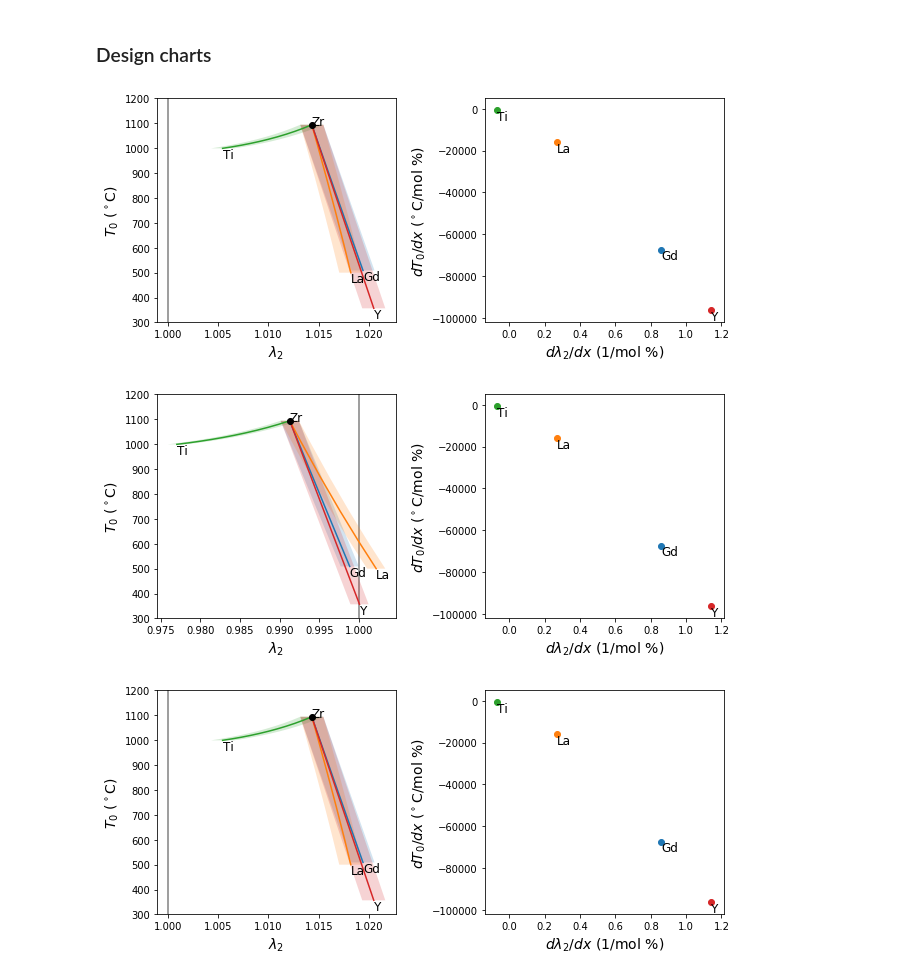
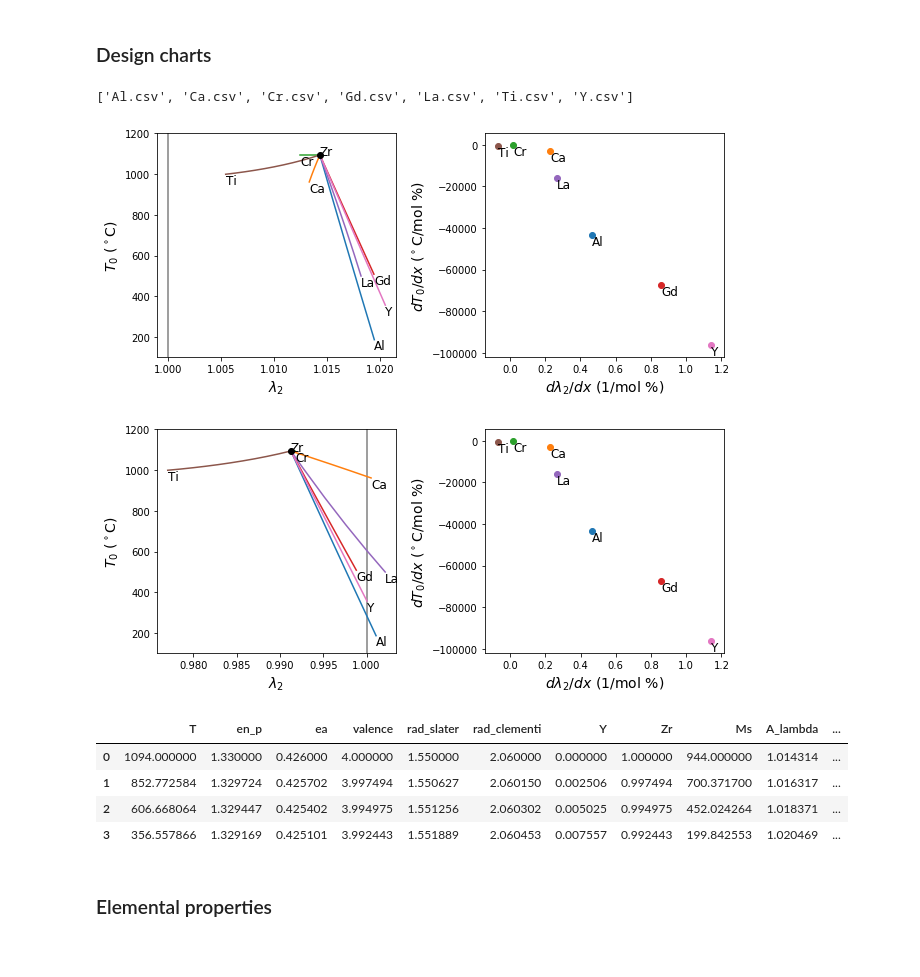
Before and after one commit to dskoda/smceramics, a Jupyter notebook: design_binary.ipynb, the cells around one changed output. Cells and saved outputs as stored; diff of their text form; code cells hidden in the pictures.

Commit message:
notebooks for design plots

```diff
--- a/design_binary.ipynb
+++ b/design_binary.ipynb
@@ -22,12 +22,14 @@ data = pd.read_csv('data/lattices.csv', index_col=0)
 # %%
 def features_from_df(df, element):
     df['T0'] = df['T0 (K)'] - 273
+    df['Ms'] = df['Ms (K)'] - 273
     df['x'] = to_mol_percent(df, element)
 
     inputs = {
         element: df.x.values.reshape(-1, 1),
         'Zr': 1 - df.x.values.reshape(-1, 1),
-        'T': df.T0.values.reshape(-1, 1)
+        'T': df.T0.values.reshape(-1, 1),
+        'Ms': df.Ms.values.reshape(-1, 1),
     }
     X = featgen.get_features(inputs, model.features)
 
@@ -35,17 +37,19 @@ def features_from_df(df, element):
 
 def get_cofactors(X, model):
     cofactors = []
+    dV = []
     for tetr, mono in model.predict_lattice(X[model.features]):
         calc = CofactorCalculator(tetr, mono)
         cofactors.append(calc.get_cofactors())
+        dV.append(calc.get_volume_change())
 
-    return pd.concat([X, pd.DataFrame(cofactors)], axis=1)
+    return pd.concat([X, pd.DataFrame(cofactors), pd.DataFrame(dV)], axis=1)
 
 def get_gradient(results, element):
-    grad_dilute = results[[element, 'T', 'B']][:2].diff().iloc[-1]
+    grad_dilute = results[[element, 'T', 'B_lambda']][:2].diff().iloc[-1]
 
     dT_dx = grad_dilute['T'] / grad_dilute[element]
-    dL_dx = grad_dilute['B'] / grad_dilute[element]
+    dL_dx = grad_dilute['B_lambda'] / grad_dilute[element]
 
     return dT_dx, dL_dx
 
@@ -64,0 +67,4 @@ UNCERTAINTY_LAMBDA = 0.001145
+# %%
+files
+# %% [output]
+['Al.csv', 'Ca.csv', 'Cr.csv', 'Gd.csv', 'La.csv', 'Ti.csv', 'Y.csv']
@@ -65,5 +83,5 @@ UNCERTAINTY_LAMBDA = 0.001145
 # %%
-for corresp in ['A', 'B', 'C']:
+for corresp in ['A_lambda', 'B_lambda']:
     files = sorted(os.listdir('data/t0'))
     fig, ax = plt.subplots(1, 2, figsize=(9, 4))
 
@@ -71,40 +89,49 @@ for corresp in ['A', 'B', 'C']:
         element = file.strip('.csv')
         df = pd.read_csv(os.path.join('data/t0', file))
         X = features_from_df(df, element)
         results = get_cofactors(X, model)
         results = results.sort_values(element)
 
         ax[0].plot(results[corresp], results['T'], label=element)
-        ax[0].fill_betweenx(
-            results['T'],
-            results[corresp] - UNCERTAINTY_LAMBDA,
-            results[corresp] + UNCERTAINTY_LAMBDA,
-            alpha=0.2
-        )
+#         ax[0].fill_betweenx(
+#             results['T'],
+#             results[corresp] - UNCERTAINTY_LAMBDA,
+#             results[corresp] + UNCERTAINTY_LAMBDA,
+#             alpha=0.2
+#         )
         ax[0].annotate(element, (results[corresp].values[-1], results['T'].values[-1]), fontsize=12, va='top')
 
         dT, dL = get_gradient(results, element)
         ax[1].scatter(dL, dT)
         ax[1].annotate(element, (dL, dT), fontsize=12, va='top')
 
     ax[0].scatter([results[corresp].values[0]], [results['T'].values[0]], zorder=3, color='k')
     ax[0].annotate('Zr', (results[corresp].values[0], results['T'].values[0]), fontsize=12)
 
     ax[0].set_xlabel(r'$\lambda_2$', fontsize=14)
     ax[0].set_ylabel(r'$T_0$ ($^\circ$C)', fontsize=14)
 
-    ylim = (300, 1200)
+    ylim = (100, 1200)
     ax[0].set_ylim(ylim)
     ax[0].plot([1, 1], ylim, color='#808080', zorder=-1)
 
     ax[1].set_xlabel(r'$d\lambda_2/dx$ (1/mol %)', fontsize=14)
     ax[1].set_ylabel(r'$dT_0/dx$ ($^\circ$C/mol %)', fontsize=14)
 
 
     # ax.legend()
     fig.tight_layout()
     plt.show()
 # %% [output]
-[figure, old version]
+[figure, new version]
-[figure, old version]
+[figure, new version]
-[figure, removed]
+# %%
+results
+# %% [output]
+|  | T | en_p | ea | valence | rad_slater | rad_clementi | Y | Zr | Ms | A_lambda | ... |
+| 0 | 1094.000000 | 1.330000 | 0.426000 | 4.000000 | 1.550000 | 2.060000 | 0.000000 | 1.000000 | 944.000000 | 1.014314 | ... |
+| 1 | 852.772584 | 1.329724 | 0.425702 | 3.997494 | 1.550627 | 2.060150 | 0.002506 | 0.997494 | 700.371700 | 1.016317 | ... |
+| 2 | 606.668064 | 1.329447 | 0.425402 | 3.994975 | 1.551256 | 2.060302 | 0.005025 | 0.994975 | 452.024264 | 1.018371 | ... |
+| 3 | 356.557866 | 1.329169 | 0.425101 | 3.992443 | 1.551889 | 2.060453 | 0.007557 | 0.992443 | 199.842553 | 1.020469 | ... |
+# %% [markdown]
+### Elemental properties
```
Also changed, not shown: parts of 4 cells of this notebook, 1 other file.
